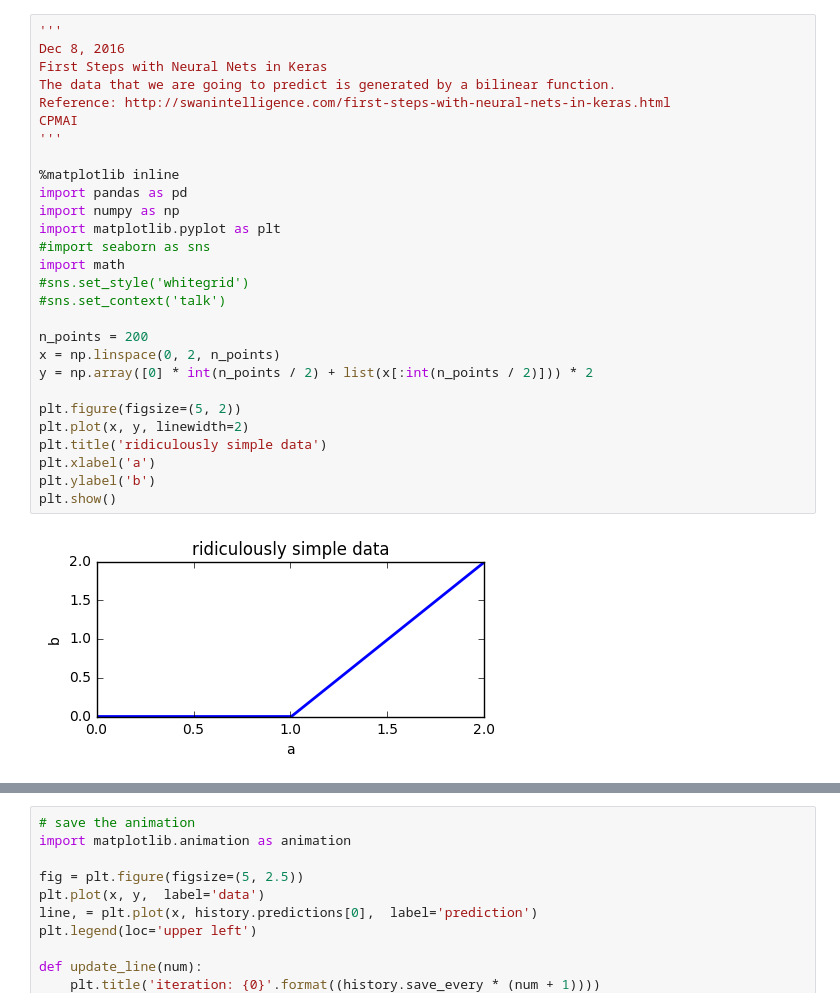
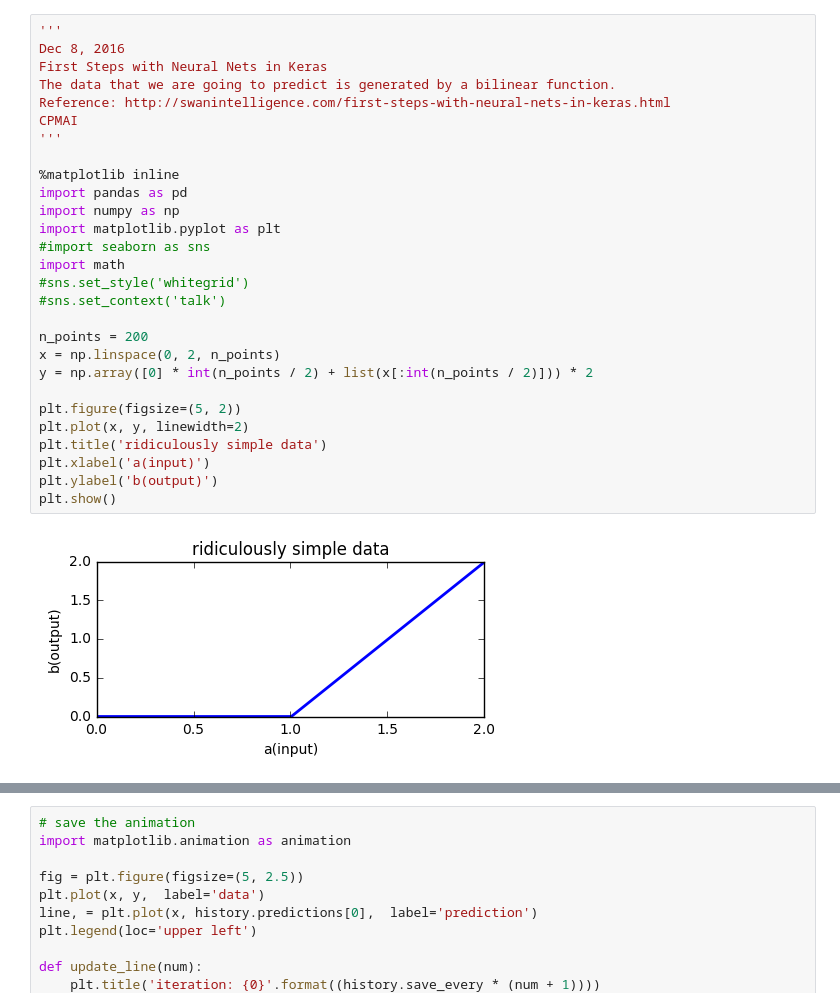
Before and after one commit to nowaxsky/Keras_single_neuron, a Jupyter notebook: First Steps with Neural Nets in Keras.ipynb, the cells around one changed output, grey strips where cells are left out. Cells and saved outputs as stored; diff of their text form.

```diff
--- a/First Steps with Neural Nets in Keras.ipynb
+++ b/First Steps with Neural Nets in Keras.ipynb
@@ -1,33 +1,33 @@
 # %%
 '''
 Dec 8, 2016
 First Steps with Neural Nets in Keras
 The data that we are going to predict is generated by a bilinear function.
 Reference: http://swanintelligence.com/first-steps-with-neural-nets-in-keras.html
 CPMAI
 '''
 
 %matplotlib inline
 import pandas as pd
 import numpy as np
 import matplotlib.pyplot as plt
 #import seaborn as sns
 import math
 #sns.set_style('whitegrid')
 #sns.set_context('talk')
 
 n_points = 200
 x = np.linspace(0, 2, n_points)
 y = np.array([0] * int(n_points / 2) + list(x[:int(n_points / 2)])) * 2
 
 plt.figure(figsize=(5, 2))
 plt.plot(x, y, linewidth=2)
 plt.title('ridiculously simple data')
-plt.xlabel('a')
-plt.ylabel('b')
+plt.xlabel('a(input)')
+plt.ylabel('b(output)')
 plt.show()
 # %% [output]
-[figure, old version]
+[figure, new version]
 # %%
 from keras.models import Sequential
 from keras.layers.core import Dense, Activation
```
Also changed, not shown: parts of 2 cells of this notebook.
